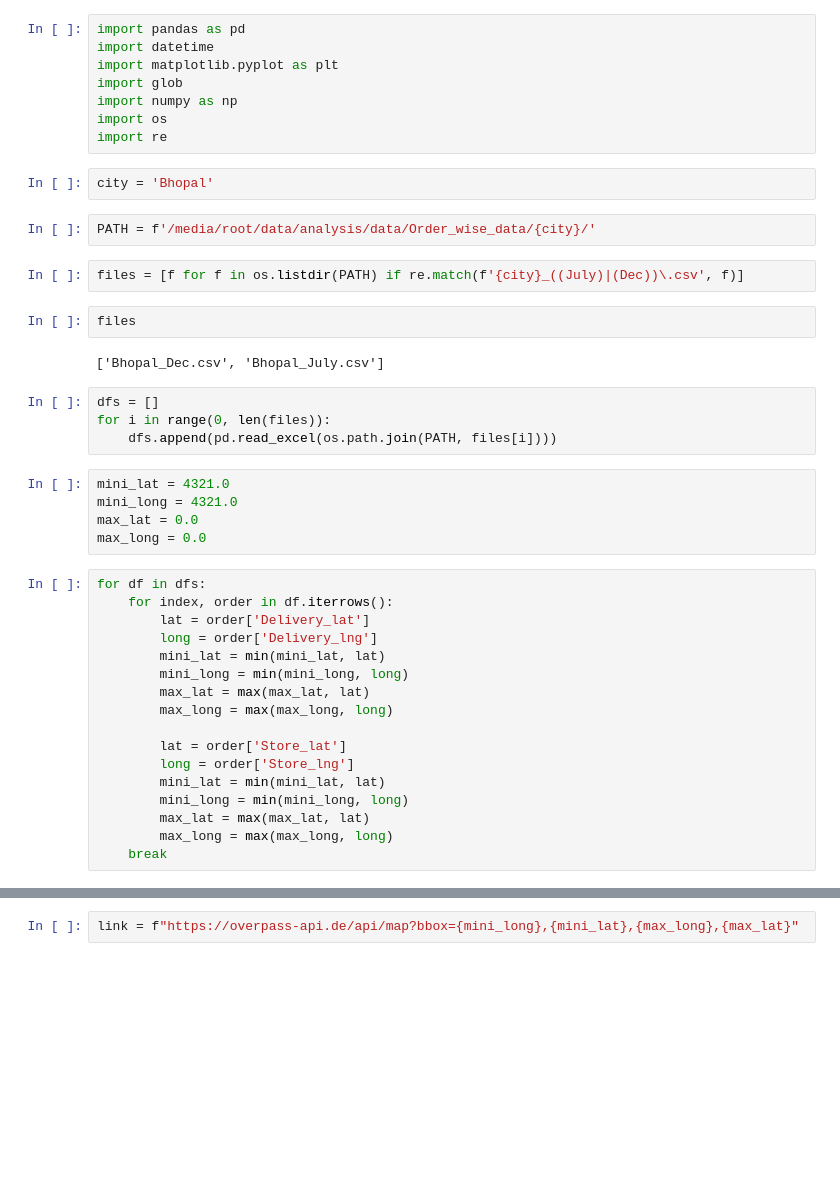
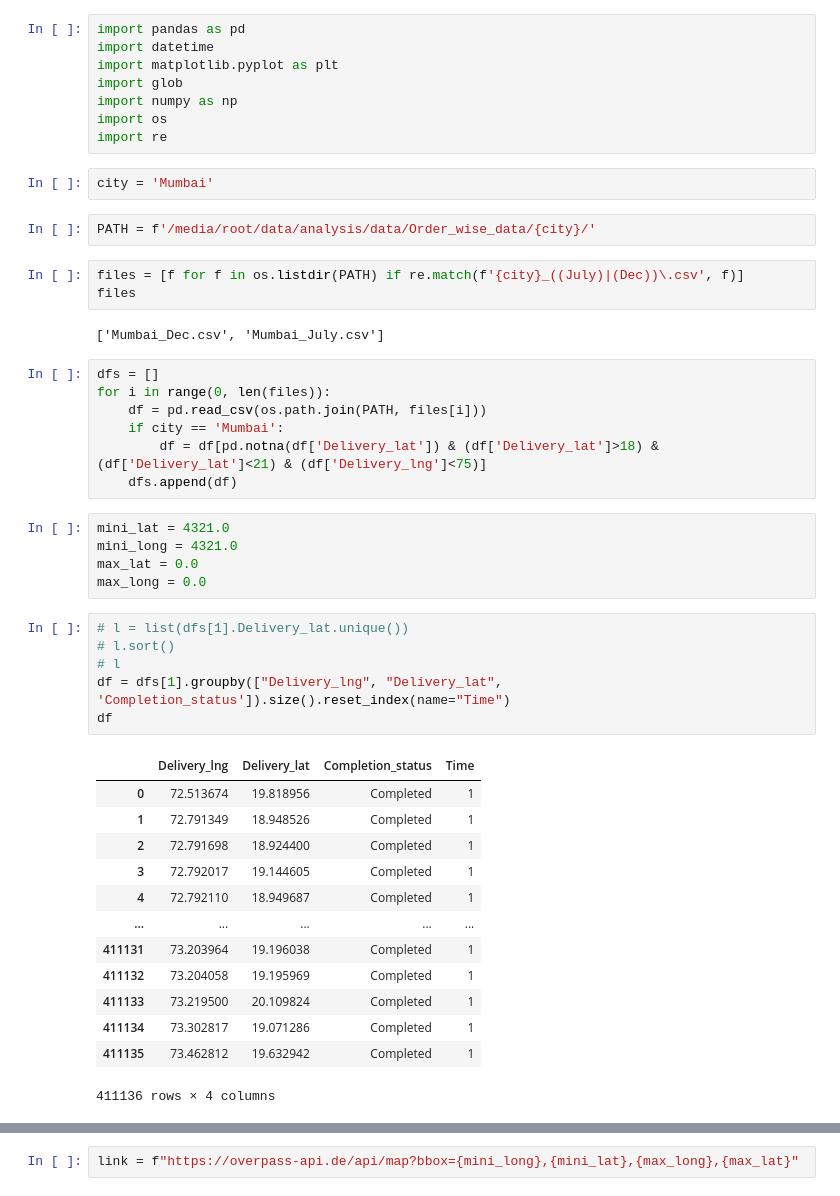
Before and after one commit to manoj2601/Dominos-Data-Analysis, a Jupyter notebook: mapCreation/getBounds.ipynb, the cells around one changed output, grey strips where cells are left out. Cells and saved outputs as stored; diff of their text form; blank space fills up the shorter version.

```diff
--- a/mapCreation/getBounds.ipynb
+++ b/mapCreation/getBounds.ipynb
@@ -7,38 +7,43 @@ import numpy as np
 import os
 import re
 # %%
-city = 'Bhopal'
+city = 'Mumbai'
 # %%
 PATH = f'/media/root/data/analysis/data/Order_wise_data/{city}/'
 # %%
 files = [f for f in os.listdir(PATH) if re.match(f'{city}_((July)|(Dec))\.csv', f)]
+files
+# %% [output]
+['Mumbai_Dec.csv', 'Mumbai_July.csv']
-# %%
-files
-# %% [output]
-['Bhopal_Dec.csv', 'Bhopal_July.csv']
 # %%
 dfs = []
 for i in range(0, len(files)):
-    dfs.append(pd.read_excel(os.path.join(PATH, files[i])))
+    df = pd.read_csv(os.path.join(PATH, files[i]))
+    if city == 'Mumbai':
+        df = df[pd.notna(df['Delivery_lat']) & (df['Delivery_lat']>18) & (df['Delivery_lat']<21) & (df['Delivery_lng']<75)]
+    dfs.append(df)
 # %%
 mini_lat = 4321.0
 mini_long = 4321.0
 max_lat = 0.0
 max_long = 0.0
-# %%
-for df in dfs:
-    for index, order in df.iterrows():
-        lat = order['Delivery_lat']
-        long = order['Delivery_lng']
-        mini_lat = min(mini_lat, lat)
-        mini_long = min(mini_long, long)
-        max_lat = max(max_lat, lat)
-        max_long = max(max_long, long)
-
-        lat = order['Store_lat']
-        long = order['Store_lng']
-        mini_lat = min(mini_lat, lat)
-        mini_long = min(mini_long, long)
-        max_lat = max(max_lat, lat)
-        max_long = max(max_long, long)
-    break
+# %%
+# l = list(dfs[1].Delivery_lat.unique())
+# l.sort()
+# l
+df = dfs[1].groupby(["Delivery_lng", "Delivery_lat", 'Completion_status']).size().reset_index(name="Time")
+df
+# %% [output]
+|  | Delivery_lng | Delivery_lat | Completion_status | Time |
+| 0 | 72.513674 | 19.818956 | Completed | 1 |
+| 1 | 72.791349 | 18.948526 | Completed | 1 |
+| 2 | 72.791698 | 18.924400 | Completed | 1 |
+| 3 | 72.792017 | 19.144605 | Completed | 1 |
+| 4 | 72.792110 | 18.949687 | Completed | 1 |
+| ... | ... | ... | ... | ... |
+| 411131 | 73.203964 | 19.196038 | Completed | 1 |
+| 411132 | 73.204058 | 19.195969 | Completed | 1 |
+| 411133 | 73.219500 | 20.109824 | Completed | 1 |
+| 411134 | 73.302817 | 19.071286 | Completed | 1 |
+| 411135 | 73.462812 | 19.632942 | Completed | 1 |
+411136 rows × 4 columns
```
Also changed, not shown: parts of 18 cells of this notebook, 22 other files.
